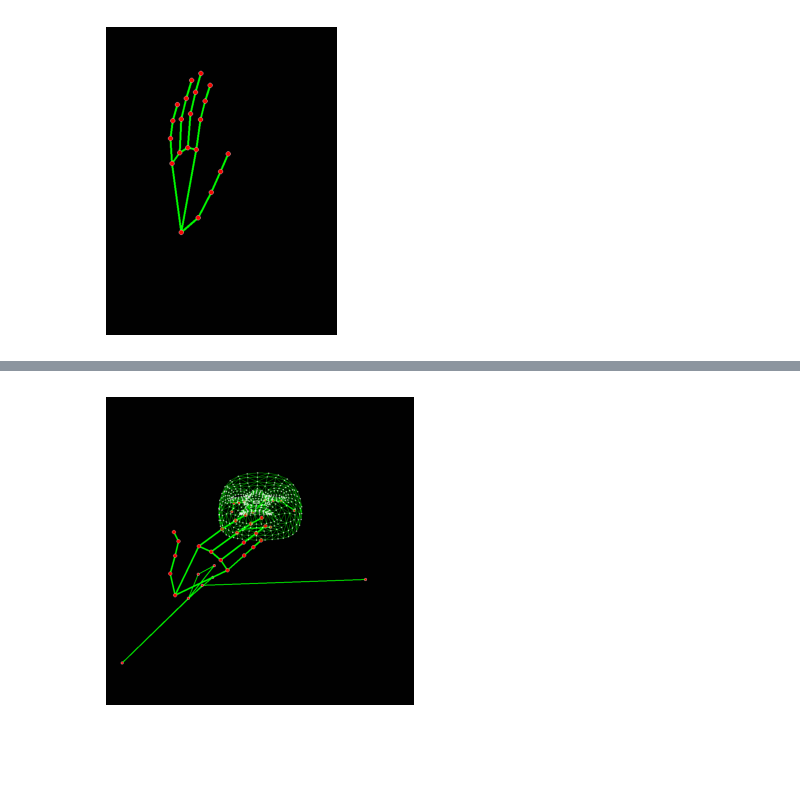
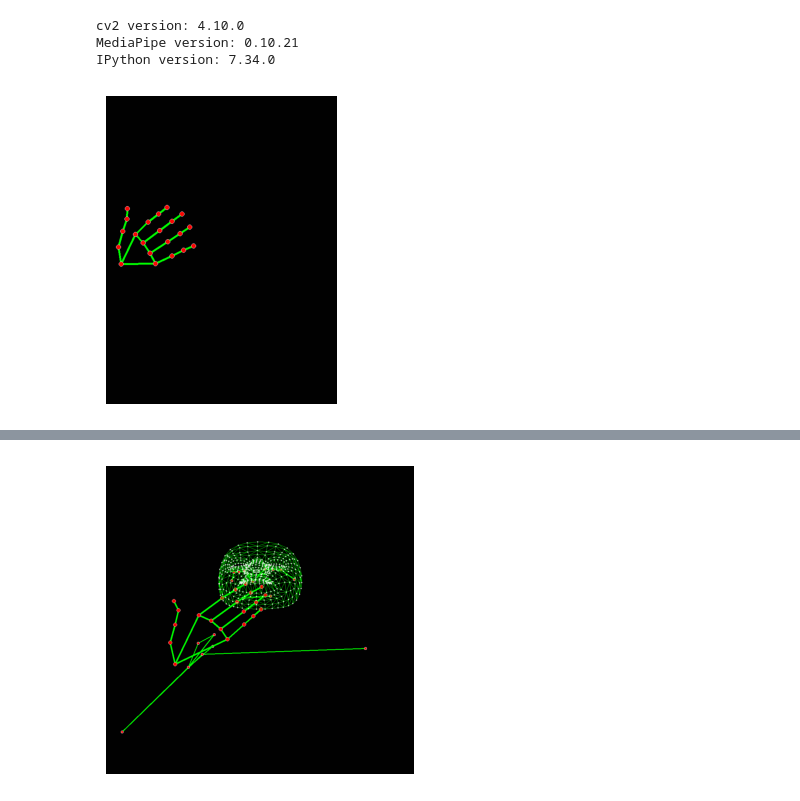
Before and after one commit to deeplearning-lab-csueb/Co-GISLR-Transformer, a Jupyter notebook: co-gislr-data-processing-transformers.ipynb, the cells around one changed output, grey strips where cells are left out. Saved outputs shown, nothing was run; the diff lists cells and outputs as text; code cells hidden in the pictures; blank space fills up the shorter version.

```diff
--- a/co-gislr-data-processing-transformers.ipynb
+++ b/co-gislr-data-processing-transformers.ipynb
@@ -162,23 +426,31 @@ mpl.rcParams['axes.spines.bottom'] = False
+# %%
+print(f'cv2 version: {cv2.__version__}')
+print(f'MediaPipe version: {mp.__version__}')
+print(f'IPython version: {IPython.__version__}')
+# %% [output]
+cv2 version: 4.10.0
+MediaPipe version: 0.10.21
+IPython version: 7.34.0
 # %%
-# def read_index_map(file_path=Cfg.INDEX_MAP_FILE):
-#     """Reads the sign to predict as json file."""
-#     with open(file_path, "r") as f:
-#         result = json.load(f)
-#     return result
+def read_index_map(file_path=Cfg.INDEX_MAP_FILE):
+    """Reads the sign to predict as json file."""
+    with open(file_path, "r") as f:
+        result = json.load(f)
+    return result
 
-# def read_train(file_path=Cfg.TRAN_FILE):
-#     """Reads the train csv as pandas data frame."""
-#     return pd.read_csv(file_path).set_index(Cfg.INDEX)
+def read_train(file_path=Cfg.TRAN_FILE):
+    """Reads the train csv as pandas data frame."""
+    return pd.read_csv(file_path).set_index(Cfg.INDEX)
 
-# def read_landmark_data_by_path(file_path, input_root=Cfg.INPUT_ROOT):
-#     """Reads landmak data by the given file path."""
-#     data = pd.read_parquet(input_root / file_path)
-#     return data.set_index(Cfg.ROW_ID)
+def read_landmark_data_by_path(file_path, input_root=Cfg.INPUT_ROOT):
+    """Reads landmak data by the given file path."""
+    data = pd.read_parquet(input_root / file_path)
+    return data.set_index(Cfg.ROW_ID)
 
-# def read_landmark_data_by_id(sequence_id, train_data):
-#     """Reads the landmark data by the given sequence id."""
-#     file_path = train_data.loc[sequence_id]['path']
-#     return read_landmark_data_by_path(file_path)
+def read_landmark_data_by_id(sequence_id, train_data):
+    """Reads the landmark data by the given sequence id."""
+    file_path = train_data.loc[sequence_id]['path']
+    return read_landmark_data_by_path(file_path)
 
 
 
@@ -287,21 +559,26 @@ def create_frame(data, frame_id, height=1000, width=1000):
 
     return image
 # %%
+train_data = read_train()
+
+
 height = 800
 width = 600
-data = sample_sign_df = pd.read_parquet(filename)
 
-frame_id = data['frame'][20]
+sequence_id = 1000106739
+data = read_landmark_data_by_id(sequence_id, train_data)
+
+frame_id = data['frame'][0]
 
 _, ax = plt.subplots(1, 1, figsize=(4, 4))
 image = draw_right_hand(data, image=create_blank_image(height, width), frame_id=frame_id)
 
 ax.imshow(image)
 ax.axis('off')
 
 plt.show()
 # %% [output]
-[figure, old version]
+[figure, new version]
 # %%
 _, ax = plt.subplots(1, 1, figsize=(4, 4))
 image = draw_face(data, image=create_blank_image(height, width), frame_id=frame_id)
```
Also changed, not shown: parts of 135 cells of this notebook.
